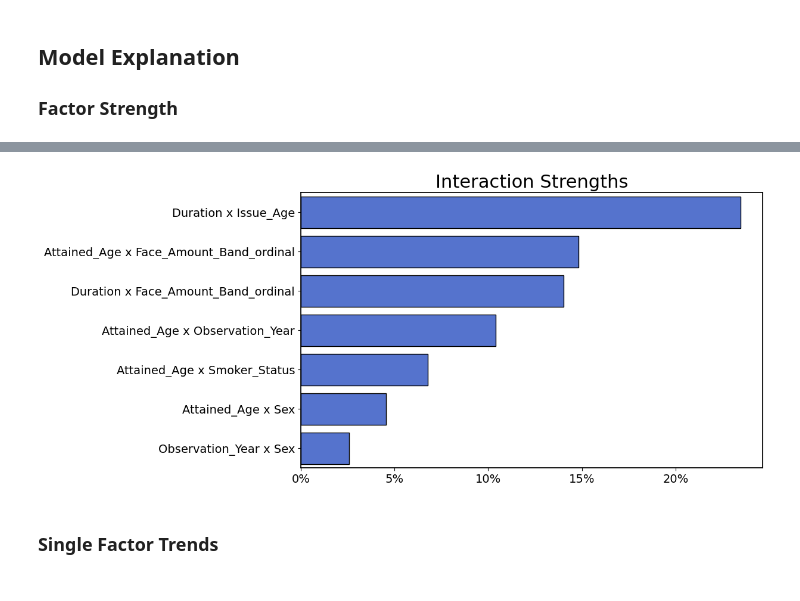
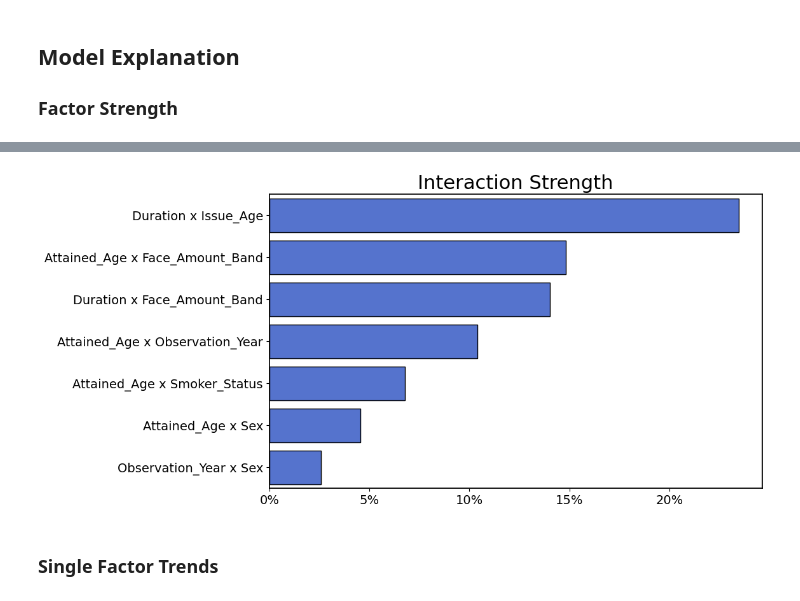
Before and after one commit to ckjackytam/ifoa-ds-health-care-wp, a Jupyter notebook: Python/big-pitch/04 - Final Model with Interaction.ipynb, the cells around one changed output, grey strips where cells are left out. Cells and saved outputs as stored; diff of their text form; code cells hidden in the pictures.

```diff
--- a/Python/big-pitch/04 - Final Model with Interaction.ipynb
+++ b/Python/big-pitch/04 - Final Model with Interaction.ipynb
@@ -1136,29 +1129,30 @@ ax.grid(False)
 # %%
 plt.rcParams["figure.figsize"] = [10, 6]
 fig, ax = plt.subplots(1)
 plt.rcParams["axes.edgecolor"] = "black"
-plt.rcParams["axes.linewidth"]  = 1.25
+plt.rcParams["axes.linewidth"] = 1.25
+
+plot_df = interaction_df.copy()
+plot_df["interaction1"] = plot_df["interaction1"].str.replace("_ordinal", "")
 
 # Plot data
 sns.barplot(
     x="factor_strength",
     y="interaction1",
-    data=interaction_df,
+    data=plot_df,
     ax=ax,
     color="royalblue",
     edgecolor="black",
 )
 
 ax.xaxis.set_major_formatter(plt.FuncFormatter(lambda x, p: f"{x:.0%}"))
 ax.tick_params(axis="both", which="major", labelsize=tick_fontsize)
-ax.set_title(
-    f"Interaction Strengths", fontsize=title_fontsize
-)
+ax.set_title(f"Interaction Strength", fontsize=title_fontsize)
 ax.set_xlabel("")
 ax.set_ylabel("")
 ax.grid(False)
 # %% [output]
-[figure, old version]
+[figure, new version]
 # %% [markdown]
 ### Single Factor Trends
 # %%
```
Also changed, not shown: parts of 5 cells of this notebook, 1 other file.
